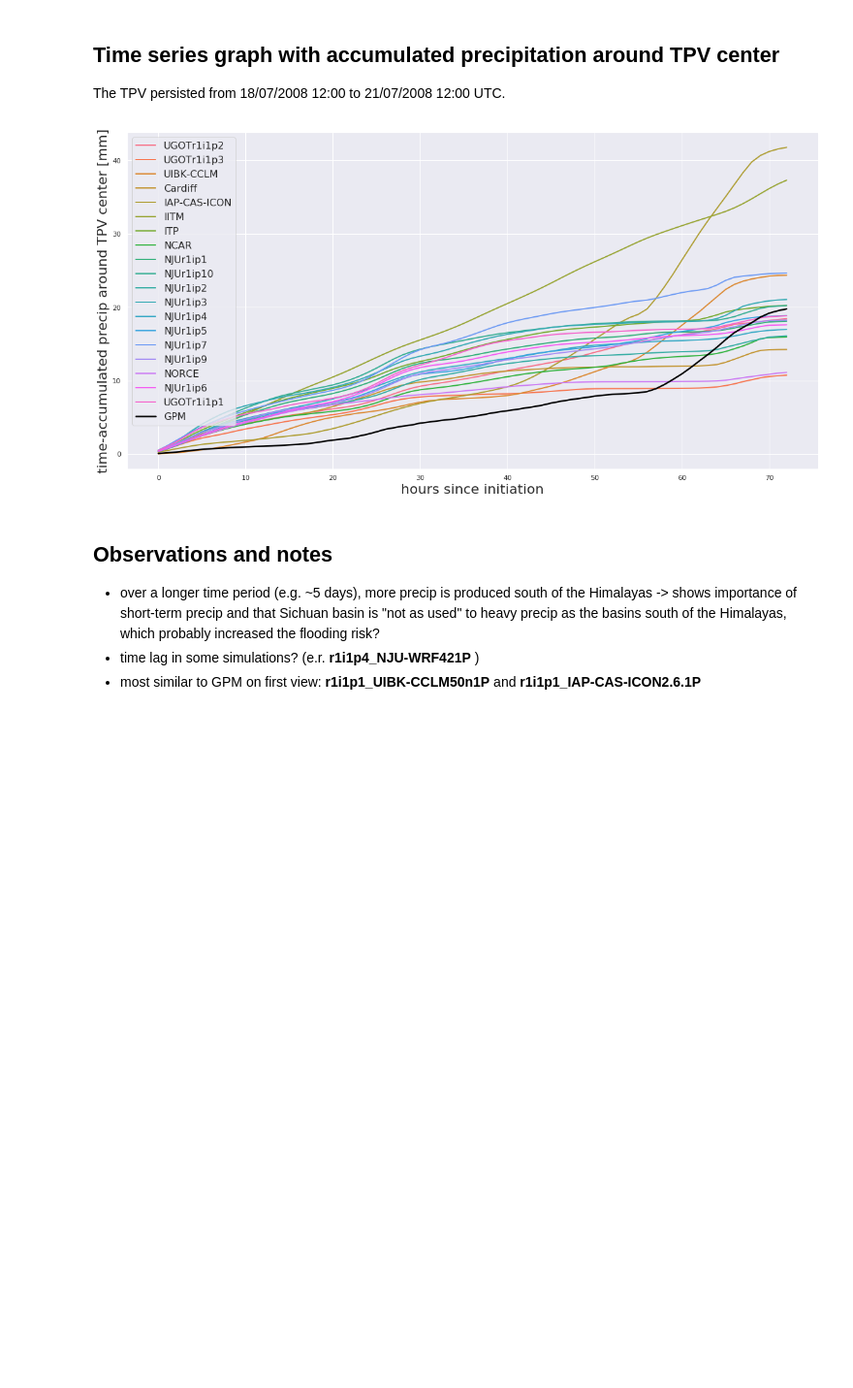
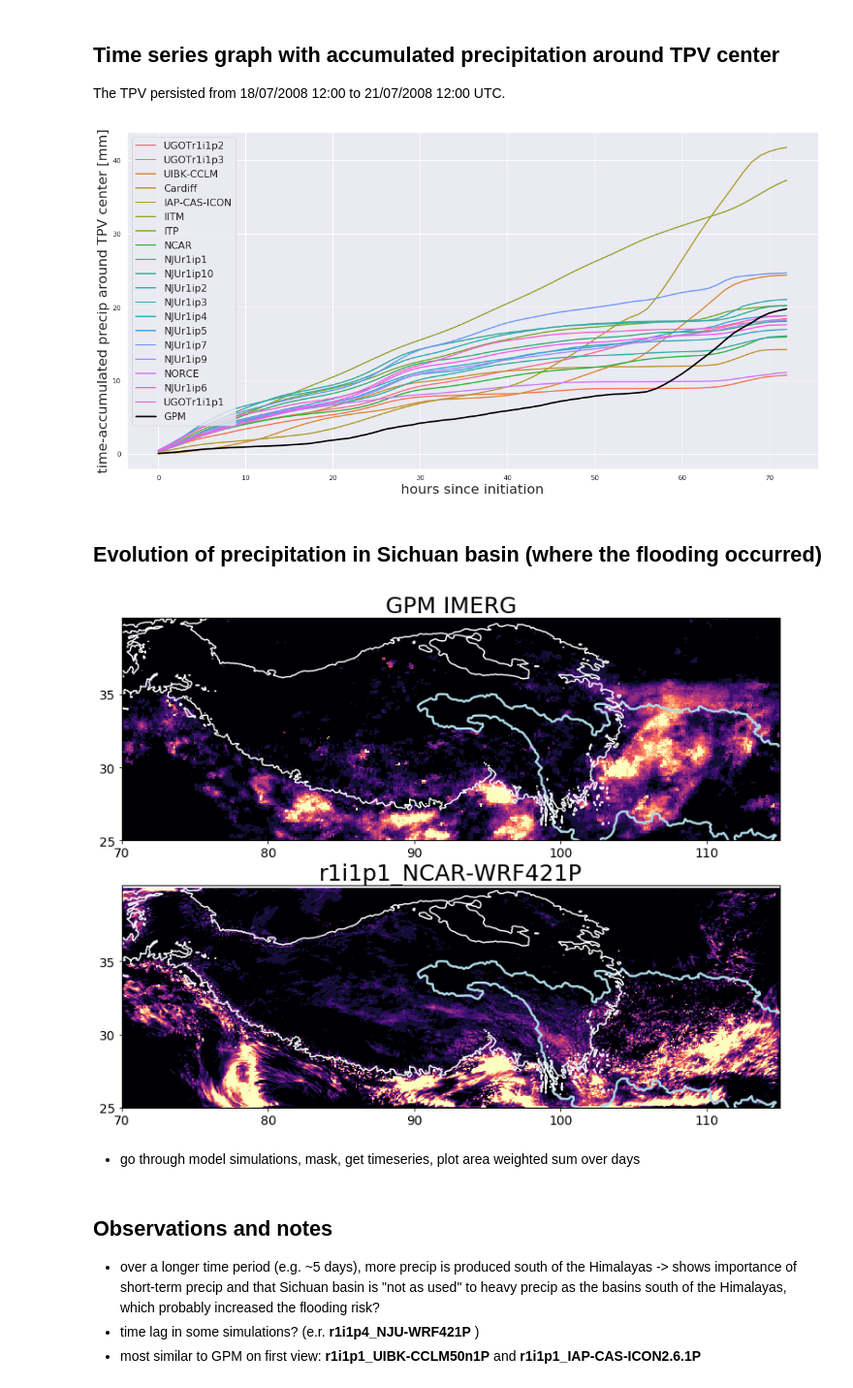
Before and after one commit to JuliaKukulies/cptp, a Jupyter notebook: mcs_case_2008_overview.ipynb, the cells around one changed output. Shown at 97% size. Saved outputs shown, nothing was run; the diff lists cells and outputs as text; code cells hidden in the pictures; blank space fills up the shorter version.

Commit message:
added mask for sichuan basin

```diff
--- a/mcs_case_2008_overview.ipynb
+++ b/mcs_case_2008_overview.ipynb
@@ -166,3 +182,74 @@ plt.savefig('plots/time_accumulated_precip_around_TPV_center.png')
 plt.show()
 # %% [output]
 [figure]
+# %% [markdown]
+## Evolution of precipitation in Sichuan basin (where the flooding occurred)
+# %%
+from cartopy.feature import ShapelyFeature
+from cartopy.io.shapereader import Reader
+import cartopy.io.shapereader as shpreader
+
+
+gpm= Path('/media/juli/Elements/gpm_v06/2008/gpm_imerg_20080720-21_accumulated.nc4')
+prcp = xr.open_dataset(gpm).precipitationCal[0] * 0.5
+lon = prcp.lon
+lat = prcp.lat
+
+
+# Read shape file
+
+plt.figure(figsize=(20,10))
+cmap=plt.cm.magma
+r = np.arange(0,120,10)
+norm = colors.BoundaryNorm(boundaries= r,  ncolors= 256)
+fname = 'yangtze/yangtze.shp'
+fs=25
+ax = plt.axes(projection= ccrs.PlateCarree())
+shape_feature = ShapelyFeature(Reader(fname).geometries(),
+
+
+                            ccrs.PlateCarree(), edgecolor='lightblue', facecolor = 'None', linewidth= 2.5)
+
+
+
+
+ax = plt.subplot(2, 1, 1, projection=ccrs.PlateCarree())
+ax.set_extent([70,115,25,38])
+xlon = [70,80,90,100,110]
+ylat = [25,30,35]
+m=ax.pcolormesh(lon, lat, prcp.T.values, cmap=cmap, norm=norm)
+ax.contour(lo,la,  elevation.__xarray_dataarray_variable__.T, [3000], cmap = 'Greys')
+ax.set_xticks(xlon)
+ax.set_xticklabels(xlon, fontsize= 14)
+ax.set_yticks(ylat)
+ax.set_yticklabels(ylat, fontsize= 14)
+ax.set_title('GPM IMERG', fontsize= fs)
+ax.add_feature(shape_feature)
+
+
+
+ax = plt.subplot(2, 1, 2, projection=ccrs.PlateCarree())
+ax.set_extent([70,115,25,38])
+xlon = [70,80,90,100,110]
+ylat = [25,30,35]
+
+
+data = xr.open_dataset(file_list[6])
+prcp= data.pr[0] * 3600
+lon = data.lon
+lat = data.lat
+
+m=ax.pcolormesh(lon, lat, prcp, cmap=cmap, norm=norm)
+ax.contour(lo,la,  elevation.__xarray_dataarray_variable__.T, [3000], cmap = 'Greys')
+ax.set_xticks(xlon)
+ax.set_xticklabels(xlon, fontsize= 14)
+ax.set_yticks(ylat)
+ax.set_yticklabels(ylat, fontsize= 14)
+ax.set_title(experiments[6], fontsize= fs)
+ax.add_feature(shape_feature)
+
+plt.savefig('comparison_wrf-ncar_gpm.png')
+
+plt.show()
+# %% [output]
+[figure, added]
@@ -169,3 +278,5 @@ plt.show()
+# %% [markdown]
+- go through model simulations, mask, get timeseries, plot area weighted sum over days
 # %% [markdown]
 ## Observations and notes
 
```
Also changed, not shown: parts of 4 cells of this notebook.
